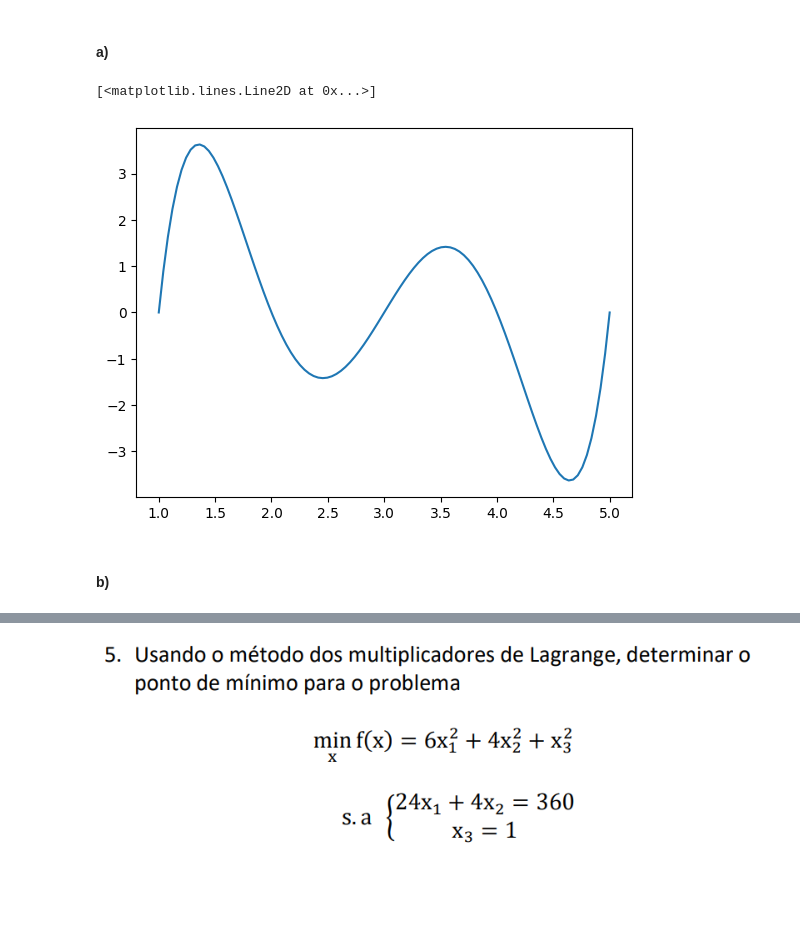
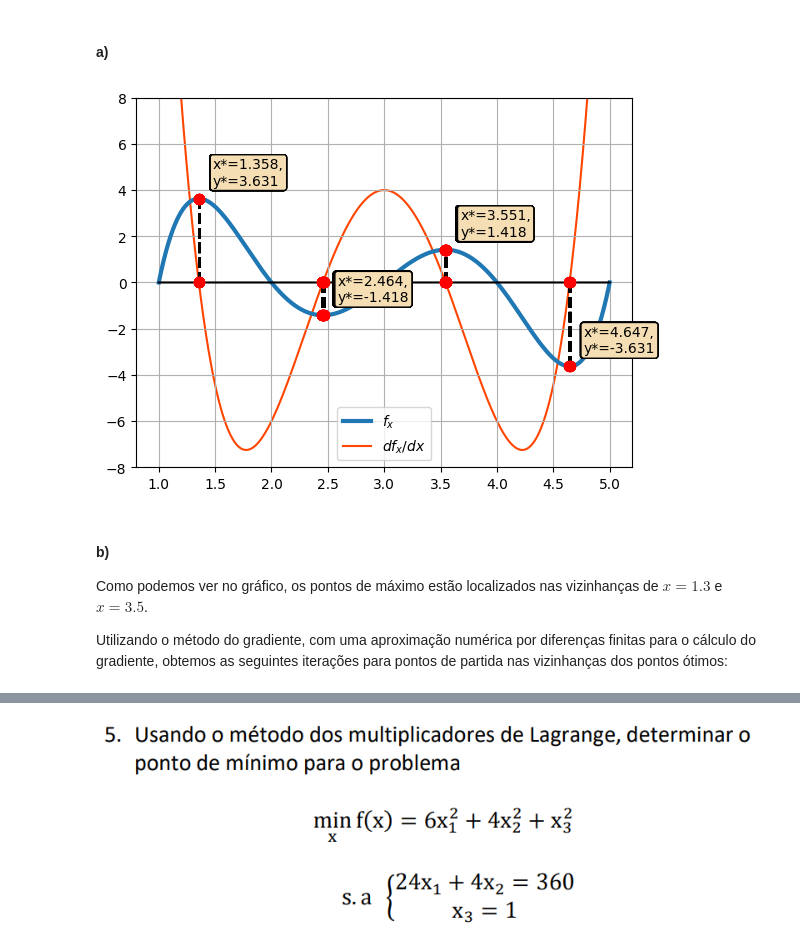
Before and after one commit to FerPapi/fineng-mba-usp, a Jupyter notebook: optimization/lista2_fernando_papi.ipynb, the cells around one changed output, grey strips where cells are left out. Drawn from its saved outputs; the diff is of its cells as text; code cells hidden in the pictures; blank space fills up the shorter version.

```diff
--- a/optimization/lista2_fernando_papi.ipynb
+++ b/optimization/lista2_fernando_papi.ipynb
@@ -105,11 +108,45 @@ $$ \frac{\partial{f}^2}{\partial{x}^2}(-1,0) = -6 \leq 0 \implies  \textbf{máxi
 # %% [markdown]
 #### a)
 # %%
-x = np.linspace(1, 5, 100)
-y = [(x-1)*(x-2)*(x-3)*(x-4)*(x-5) for x in x]
-plt.plot(x, y)
+x = np.linspace(1, 5, 10000)
+
+def f_x(x):
+    return (x-1)*(x-2)*(x-3)*(x-4)*(x-5)
+
+# diferença finita de primeira ordem pelo método central
+def gradient(x, dx=1e-10):
+    dfdx = (f_x(x + 0.5*dx) - f_x(x - 0.5*dx)) / (dx)
+    return dfdx
+
+# diferença finita de segunda ordem pelo método central
+def hessian(x, dx=1e-6):
+    dfdx2 = (f_x(x+dx) - 2*f_x(x) + f_x(x-dx)) / (dx**2)
+    return dfdx2
+
+
+y = f_x(x)
+dy = gradient(x)
+dy2 = hessian(x)
+
+plt.plot(x, y, lw=3, label='$f_x$', zorder=2)
+plt.plot(x, dy, c='orangered', label='$df_x/dx}$', zorder=1)
+plt.plot(x, np.zeros(len(x)), 'k')
+zero_indexes = np.where((np.abs(dy) <= 0.1))[0]
+plt.scatter(x[zero_indexes], np.zeros(len(zero_indexes)), s=50, c='r', zorder=4)
+for z in zero_indexes:
+    xz = x[z]
+    yz = y[z]
+    plt.plot([xz,xz], [0, yz], 'k--', lw=2)
+    plt.scatter(xz, yz, s=50, c='r', zorder=4)
+    plt.annotate(f'x*={xz:.3f},\ny*={yz:.3f}', (xz, yz),
+            textcoords="offset points",
+            xytext=(10,10), ha='left',
+            bbox=dict(boxstyle='round, pad=0.2',
+            edgecolor='black', facecolor='wheat', alpha=1))
+
+plt.ylim(-8,8)
+plt.grid()
+plt.legend()
+plt.show()
 # %% [output]
-[<matplotlib.lines.Line2D at 0x...>]
-[figure, old version]
+[figure, new version]
-# %% [markdown]
-#### b)
@@ -115,0 +170,5 @@ plt.plot(x, y)
+# %% [markdown]
+#### b)
+Como podemos ver no gráfico, os pontos de máximo estão localizados nas vizinhanças de $x=1.3$ e $x=3.5$.
+
+Utilizando o método do gradiente, com uma aproximação numérica por diferenças finitas para o cálculo do gradiente, obtemos as seguintes iterações para pontos de partida nas vizinhanças dos pontos ótimos:
```
Also changed, not shown: parts of 23 cells of this notebook, 3 other files.
